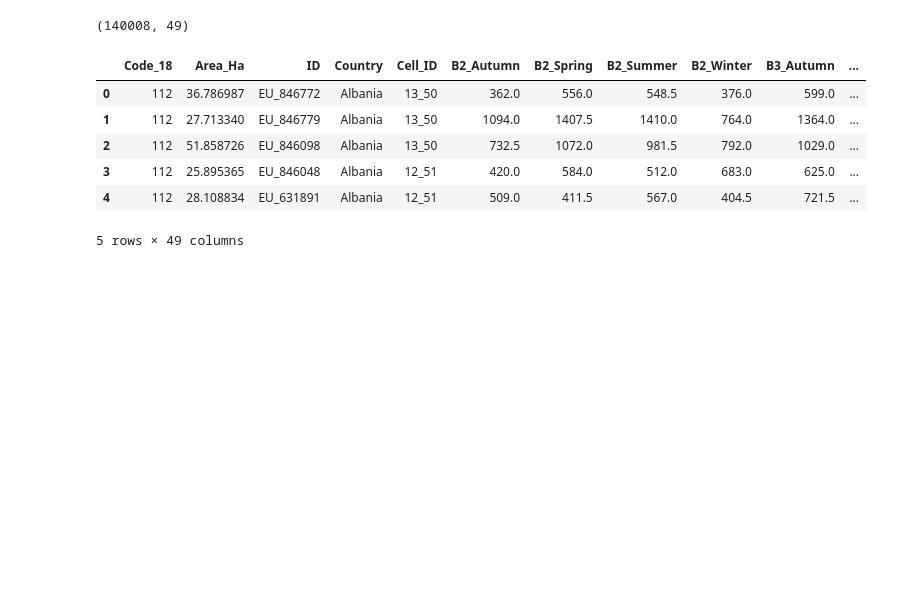
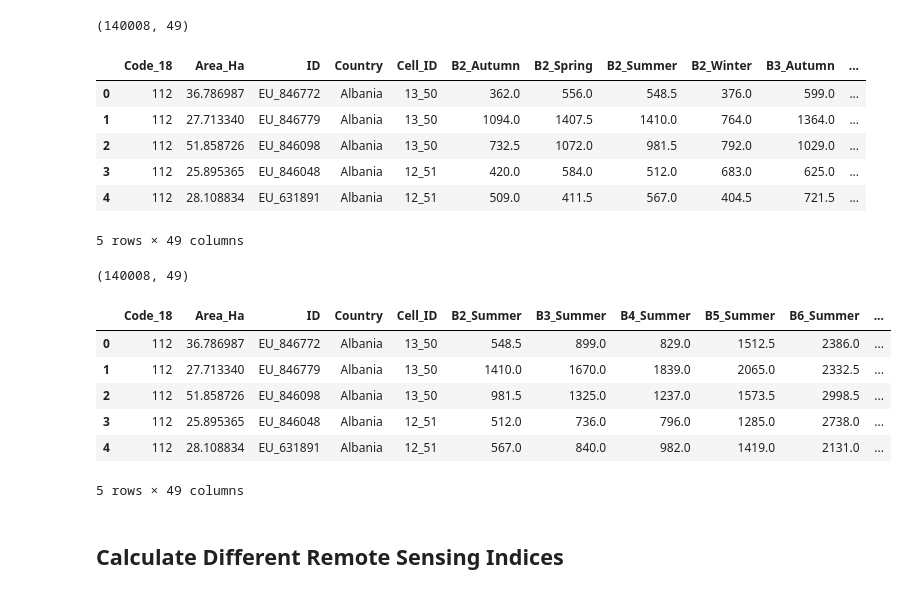
Before and after one commit to geonextgis/Landscape-Classification, a Jupyter notebook: 03_sample_generation_of_corine.ipynb, the cells around one changed output. Cells and saved outputs as stored; diff of their text form; code cells hidden in the pictures; blank space fills up the shorter version.

```diff
--- a/03_sample_generation_of_corine.ipynb
+++ b/03_sample_generation_of_corine.ipynb
@@ -13,6 +13,7 @@ import ee
 import geemap
 from shapely.geometry import box
 from sklearn.model_selection import train_test_split
+import spyndex
 
 import warnings
 warnings.filterwarnings('ignore')
@@ -20,7 +21,7 @@ warnings.filterwarnings('ignore')
 plt.rcParams['font.family'] = 'DeJavu Serif'
 plt.rcParams['font.serif'] = 'Times New Roman'
 
-data_dir = r'E:\HALDER\GITHUB\MSM-Research\Landscape-Classification\datasets'
+data_dir = r'D:\HALDER\GITHUB\MSM-Research\Landscape-Classification\datasets'
 temp_dir = r'temp'
 # %% [markdown]
 ## **Intialize an EE Map Object**
@@ -429,9 +430,9 @@ def dataframe_batches(df, batch_size):
 # %%
 # Save the data
 # sample_df.to_csv(os.path.join(data_dir, 'CLC_2018_Samples', 'CLC_2018_Samples.csv'), index=False)
-sample_df = pd.read_csv(os.path.join(data_dir, 'CLC_2018_Samples', 'CLC_2018_Samples.csv'))
-print(sample_df.shape)
-sample_df.head()
+final_df = pd.read_csv(os.path.join(data_dir, 'CLC_2018_Samples', 'CLC_2018_Samples.csv'))
+print(final_df.shape)
+final_df.head()
 # %% [output]
 (140008, 49)
 |  | Code_18 | Area_Ha | ID | Country | Cell_ID | B2_Autumn | B2_Spring | B2_Summer | B2_Winter | B3_Autumn | ... |
@@ -441,3 +442,32 @@ sample_df.head()
 | 3 | 112 | 25.895365 | EU_846048 | Albania | 12_51 | 420.0 | 584.0 | 512.0 | 683.0 | 625.0 | ... |
 | 4 | 112 | 28.108834 | EU_631891 | Albania | 12_51 | 509.0 | 411.5 | 567.0 | 404.5 | 721.5 | ... |
 5 rows × 49 columns
+# %%
+sample_df = final_df[['Code_18', 'Area_Ha', 'ID', 'Country', 'Cell_ID']]
+seasons = ['Summer', 'Autumn', 'Winter', 'Spring']
+
+for season in seasons:
+    season_cols_s2 = [f'{col}_{season}' for col in s2_band_names]
+    season_cols_s1 = [f'{col}_{season}' for col in s1_band_names]
+
+    season_df_s2 = final_df[season_cols_s2]
+    season_df_s1 = final_df[season_cols_s1]
+
+    mask = season_df_s2 < 1
+    season_df_s2[mask] = 1
+
+    sample_df = pd.concat((sample_df, season_df_s2, season_df_s1), axis=1)
+
+print(sample_df.shape)
+sample_df.head()
+# %% [output]
+(140008, 49)
+|  | Code_18 | Area_Ha | ID | Country | Cell_ID | B2_Summer | B3_Summer | B4_Summer | B5_Summer | B6_Summer | ... |
+| 0 | 112 | 36.786987 | EU_846772 | Albania | 13_50 | 548.5 | 899.0 | 829.0 | 1512.5 | 2386.0 | ... |
+| 1 | 112 | 27.713340 | EU_846779 | Albania | 13_50 | 1410.0 | 1670.0 | 1839.0 | 2065.0 | 2332.5 | ... |
+| 2 | 112 | 51.858726 | EU_846098 | Albania | 13_50 | 981.5 | 1325.0 | 1237.0 | 1573.5 | 2998.5 | ... |
+| 3 | 112 | 25.895365 | EU_846048 | Albania | 12_51 | 512.0 | 736.0 | 796.0 | 1285.0 | 2738.0 | ... |
+| 4 | 112 | 28.108834 | EU_631891 | Albania | 12_51 | 567.0 | 840.0 | 982.0 | 1419.0 | 2131.0 | ... |
+5 rows × 49 columns
+# %% [markdown]
+## **Calculate Different Remote Sensing Indices**
```
Also changed, not shown: parts of 6 cells of this notebook.
